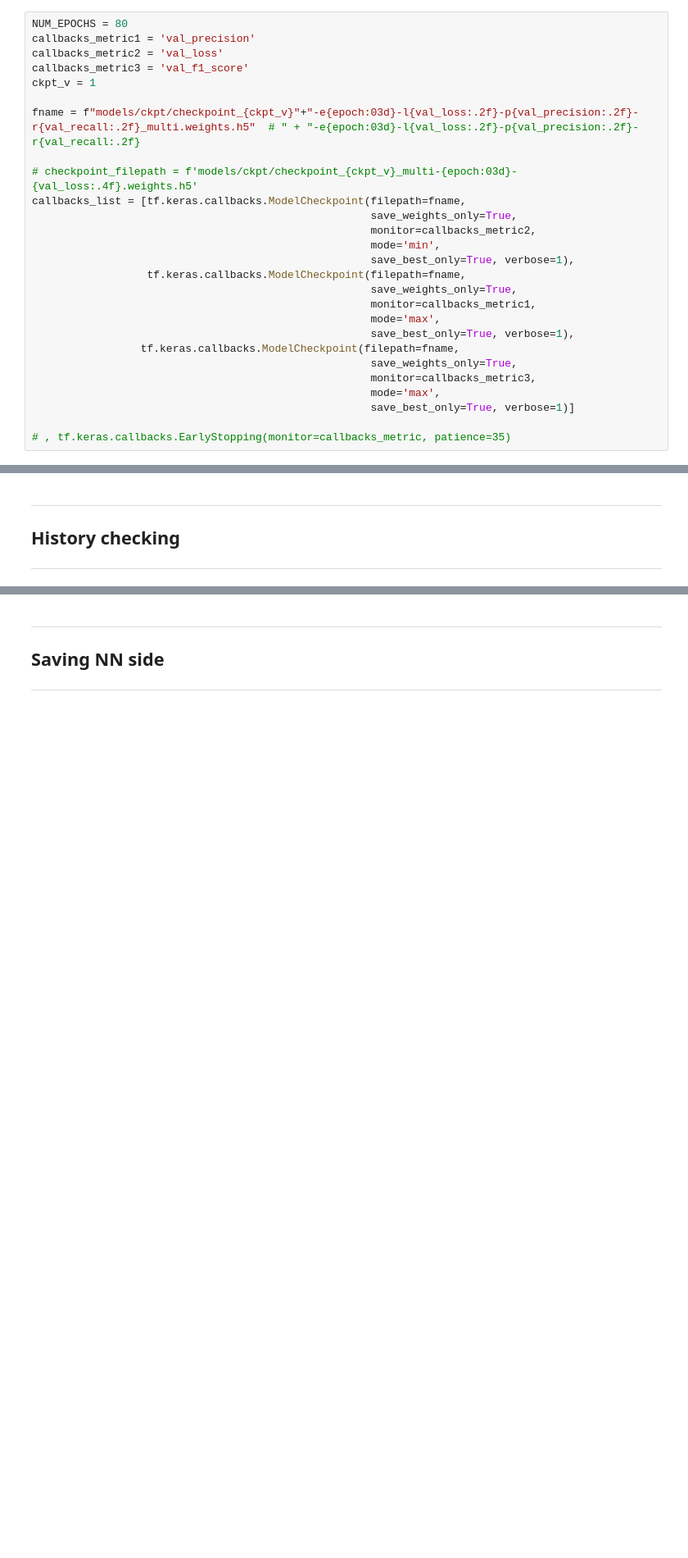
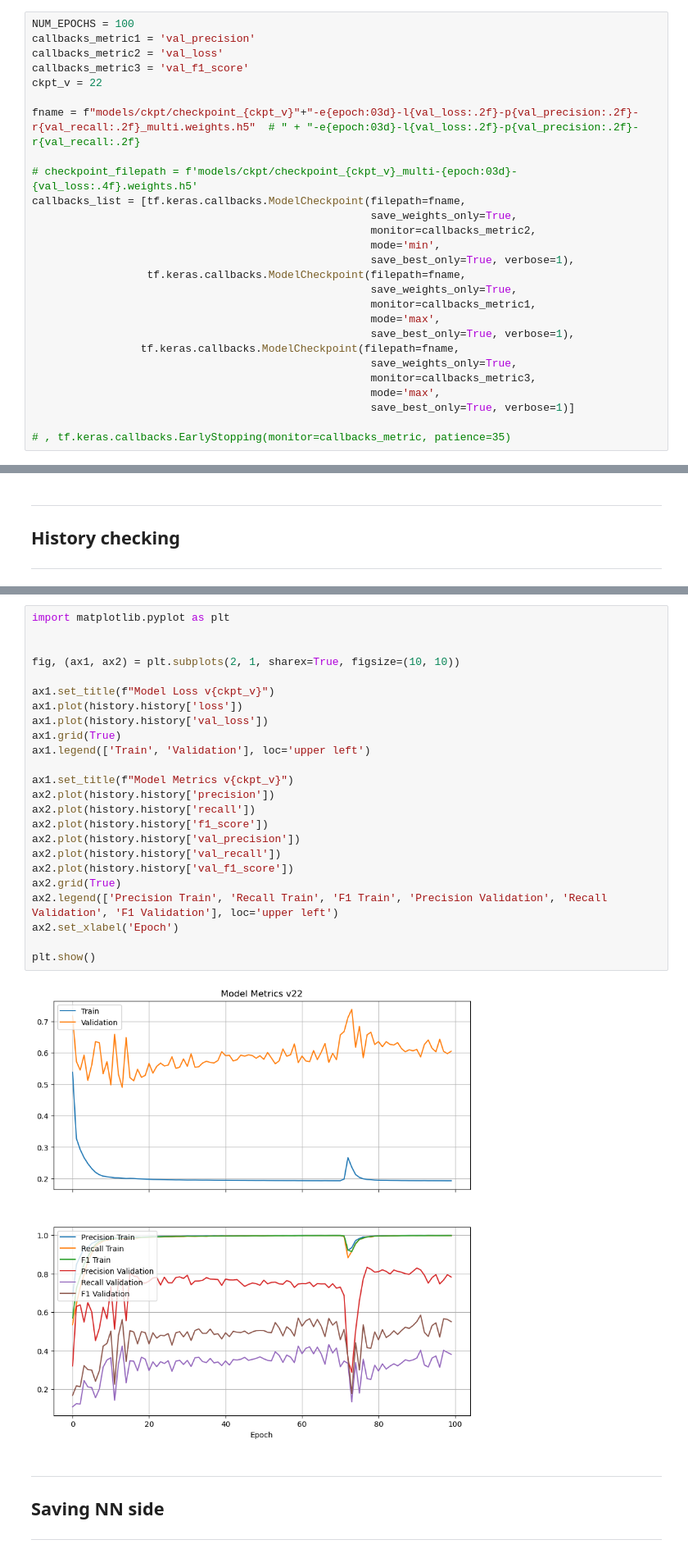
Before and after one commit to feodorrussia/D-alpha-instability-search, a Jupyter notebook: NN training.ipynb, the cells around one changed output, grey strips where cells are left out. Shown at 82% size. Saved outputs shown, nothing was run; the diff lists cells and outputs as text; blank space fills up the shorter version.

Commit message:
Add visulising & train v2 (& v22)
By #$$[168|350]

```diff
--- a/NN training.ipynb
+++ b/NN training.ipynb
@@ -250,11 +250,11 @@ model.compile(optimizer='adam', loss=dice_bce_loss,
                   metrics=['acc', precision, recall, f1_score])
 model.load_weights(checkpoint_filepath)
 # %%
-NUM_EPOCHS = 80
+NUM_EPOCHS = 100
 callbacks_metric1 = 'val_precision'
 callbacks_metric2 = 'val_loss'
 callbacks_metric3 = 'val_f1_score'
-ckpt_v = 1
+ckpt_v = 22
 
 fname = f"models/ckpt/checkpoint_{ckpt_v}"+"-e{epoch:03d}-l{val_loss:.2f}-p{val_precision:.2f}-r{val_recall:.2f}_multi.weights.h5"  # " + "-e{epoch:03d}-l{val_loss:.2f}-p{val_precision:.2f}-r{val_recall:.2f}
 
@@ -316,3 +304,29 @@ plt.show()
+# %%
+import matplotlib.pyplot as plt
+
+
+fig, (ax1, ax2) = plt.subplots(2, 1, sharex=True, figsize=(10, 10))
+
+ax1.set_title(f"Model Loss v{ckpt_v}")
+ax1.plot(history.history['loss'])
+ax1.plot(history.history['val_loss'])
+ax1.grid(True)
+ax1.legend(['Train', 'Validation'], loc='upper left')
+
+ax1.set_title(f"Model Metrics v{ckpt_v}")
+ax2.plot(history.history['precision'])
+ax2.plot(history.history['recall'])
+ax2.plot(history.history['f1_score'])
+ax2.plot(history.history['val_precision'])
+ax2.plot(history.history['val_recall'])
+ax2.plot(history.history['val_f1_score'])
+ax2.grid(True)
+ax2.legend(['Precision Train', 'Recall Train', 'F1 Train', 'Precision Validation', 'Recall Validation', 'F1 Validation'], loc='upper left')
+ax2.set_xlabel('Epoch')
+
+plt.show()
+# %% [output]
+[figure, added]
 # %% [markdown]
 ---
 ## Saving NN side
```
Also changed, not shown: parts of 7 cells of this notebook.
